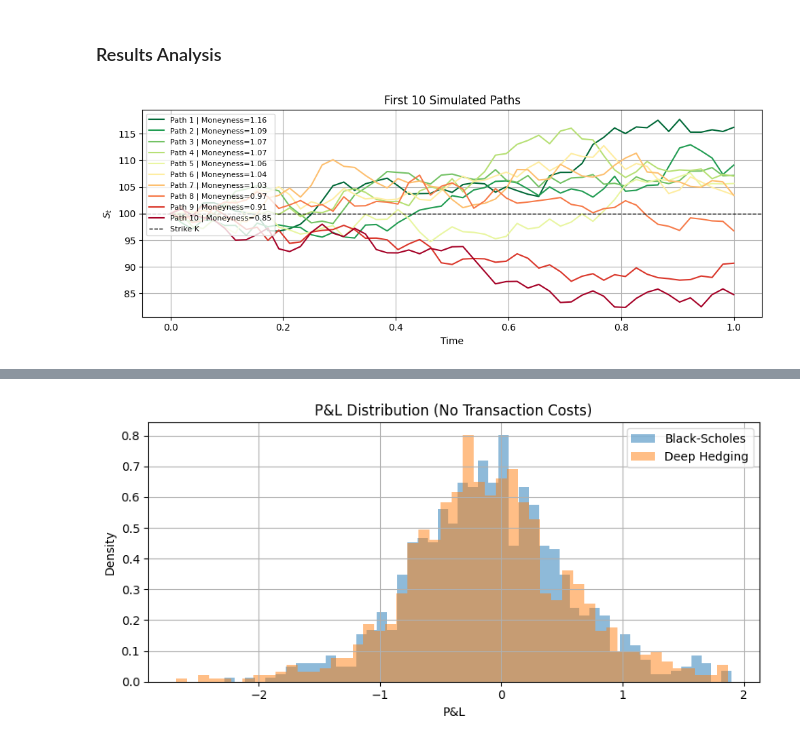
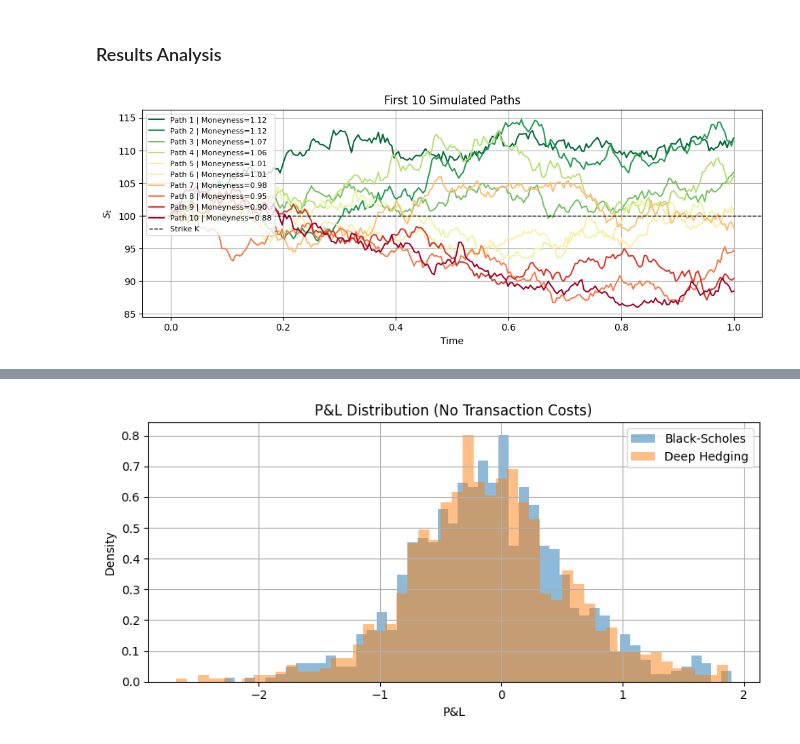
Before and after one commit to victorlabrecque/Research-Deep-Hedging-Volatility, a Jupyter notebook: Exploring_Deep_Hedging.ipynb, the cells around one changed output, grey strips where cells are left out. Drawn from its saved outputs; the diff is of its cells as text; code cells hidden in the pictures.

```diff
--- a/Exploring_Deep_Hedging.ipynb
+++ b/Exploring_Deep_Hedging.ipynb
@@ -605,11 +475,12 @@ ___
 ##### Parameters
 # %%
 S0, K, r, sigma, T = 100, 100, 0.0, 0.1, 1
-initial_portfolio = float(S0 * norm.cdf((np.log(S0/K) + 0.5*sigma**2*T) / (sigma*np.sqrt(T)))
-                          - K * np.exp(-r*T) * norm.cdf((np.log(S0/K) - 0.5*sigma**2*T) / (sigma*np.sqrt(T))))
+bs_call_value = BlackScholes(S=S0, K=K, r=r, sigma=sigma, T=T)
+initial_portfolio = bs_call_value.call_price()
 
 # With Transaction costs
 kappa = 0.0005
 
 # Implied Call Volatility (Black-Scholes)
-implied_vol = implied_vol(price=initial_portfolio, S=S0, K=K, r=r, T=T)
+bs_implied_vol = BlackScholes(S=S0, K=K, r=r, sigma=None, T=T)
+implied_vol = bs_implied_vol.implied_vol(price=initial_portfolio)
@@ -616,15 +489,16 @@ implied_vol = implied_vol(price=initial_portfolio, S=S0, K=K, r=r, T=T)
+# %%
+paths_simulation = BlackScholes(S=S0, K=None, r=r, sigma=implied_vol, T=T)
+S_train = paths_simulation.BS_paths(N_steps=252, M_paths=10000, seed=123)
+S_test  = paths_simulation.BS_paths(N_steps=252, M_paths=1000, seed=456)
 # %% [markdown]
 ##### Without Transaction Costs
 # %%
 print(f"Call premium: {initial_portfolio:.4f}")
 
-# Simulate paths
-S_train = BS_paths(S0, r, sigma, T, N_steps=52, M_paths=5000, seed=123)
-S_test  = BS_paths(S0, r, sigma, T, N_steps=52, M_paths=1000, seed=456)
-
 # Benchmark : Black-Scholes delta hedging
-bs = BlackScholes(S0, K, r, implied_vol, T)
-bs_pnl_notc, bs_deltas_notc = bs.delta_hedging(S_test, initial_portfolio)
+bs = BlackScholes(S=S0, K=K, r=r, sigma=implied_vol, T=T)
+bs_pnl_notc, bs_deltas_notc = bs.delta_hedging(S_paths=S_test,
+                                               Initial_portfolio=initial_portfolio)
 
 # Train
 model = DeepHedging(K=K, r=r, T=T, kappa=0.0)
@@ -705,4 +550,4 @@ def plot_n_paths(paths, n, m=0):
 # %%
-plot_n_paths(S_test, n=10)
+pdh.plot_n_paths(paths=S_test, n=10, K=K, T=T)
 # %% [output]
-[figure, old version]
+[figure, new version]
```
Also changed, not shown: parts of 15 cells of this notebook, 1 other file.
